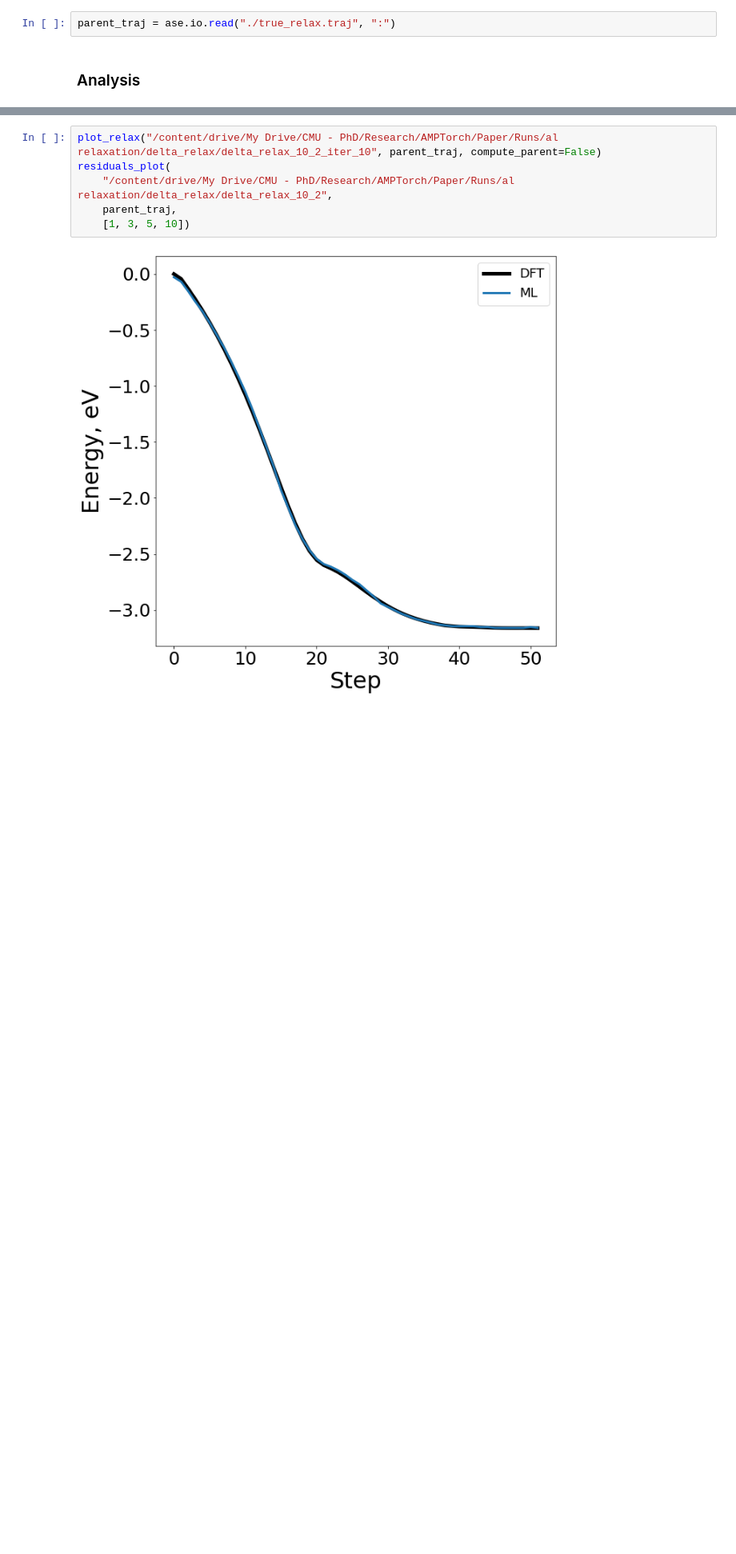
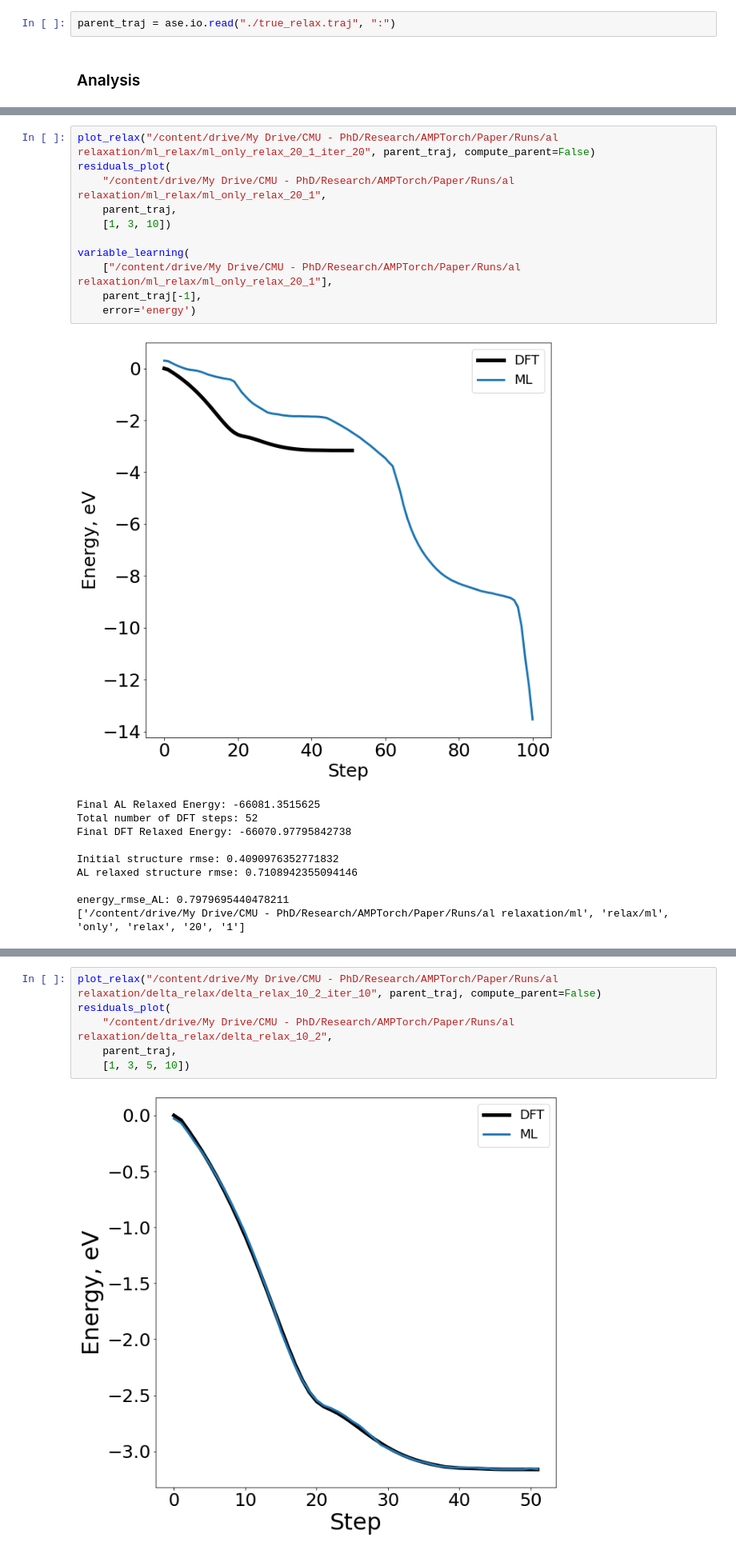
Before and after one commit to ulissigroup/OfflineAL-for-MLPs-manuscript, a Jupyter notebook: al_relax_figures.ipynb, the cells around one changed output, grey strips where cells are left out. Shown at 80% size. Cells and saved outputs as stored; diff of their text form; blank space fills up the shorter version.

```diff
--- a/al_relax_figures.ipynb
+++ b/al_relax_figures.ipynb
@@ -727,3 +759,25 @@ def plot_relax(ml_traj_path, parent_traj, compute_parent=True):
 
     compute_errors(final_ml_traj, parent_traj, ml_dft_traj=parent_evaluated_ml_traj)
     os.system("rm -rf qe_*")
+# %%
+plot_relax("/content/drive/My Drive/CMU - PhD/Research/AMPTorch/Paper/Runs/al relaxation/ml_relax/ml_only_relax_20_1_iter_20", parent_traj, compute_parent=False)
+residuals_plot(
+    "/content/drive/My Drive/CMU - PhD/Research/AMPTorch/Paper/Runs/al relaxation/ml_relax/ml_only_relax_20_1",
+    parent_traj,
+    [1, 3, 10])
+
+variable_learning(
+    ["/content/drive/My Drive/CMU - PhD/Research/AMPTorch/Paper/Runs/al relaxation/ml_relax/ml_only_relax_20_1"],
+    parent_traj[-1],
+    error='energy')
+# %% [output]
+[figure, added]
+Final AL Relaxed Energy: -66081.3515625
+Total number of DFT steps: 52
+Final DFT Relaxed Energy: -66070.97795842738
+
+Initial structure rmse: 0.4090976352771832
+AL relaxed structure rmse: 0.7108942355094146
+
+energy_rmse_AL: 0.7979695440478211
+['/content/drive/My Drive/CMU - PhD/Research/AMPTorch/Paper/Runs/al relaxation/ml', 'relax/ml', 'only', 'relax', '20', '1']
```
Also changed, not shown: parts of 7 cells of this notebook.
